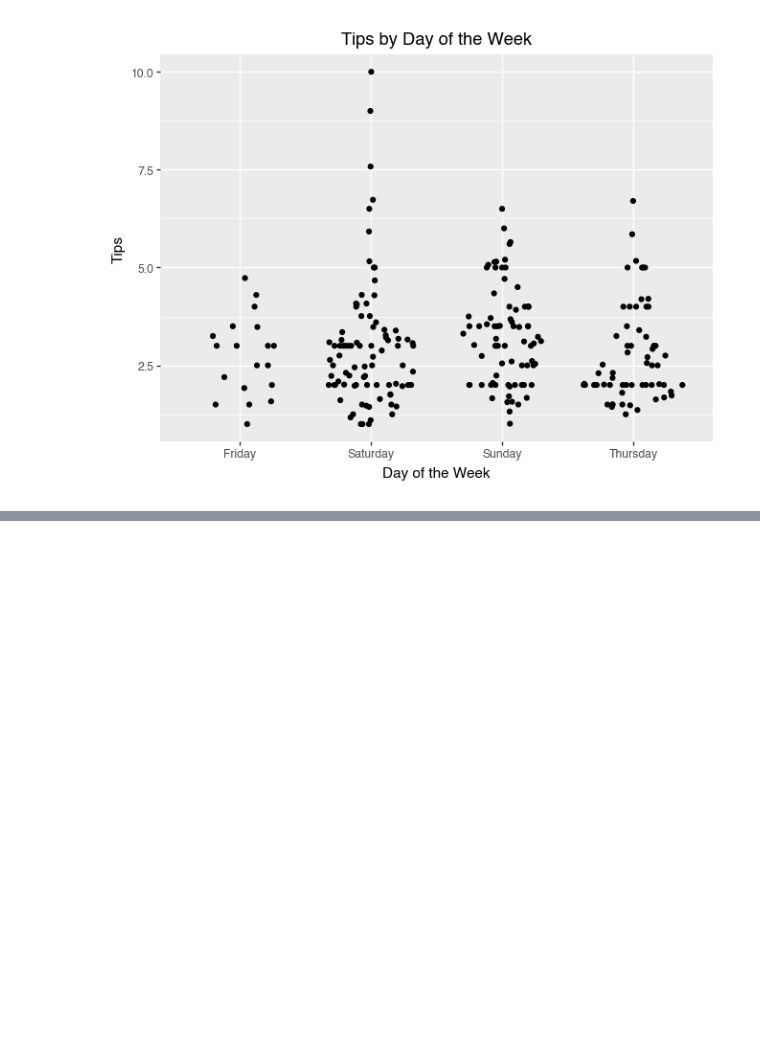
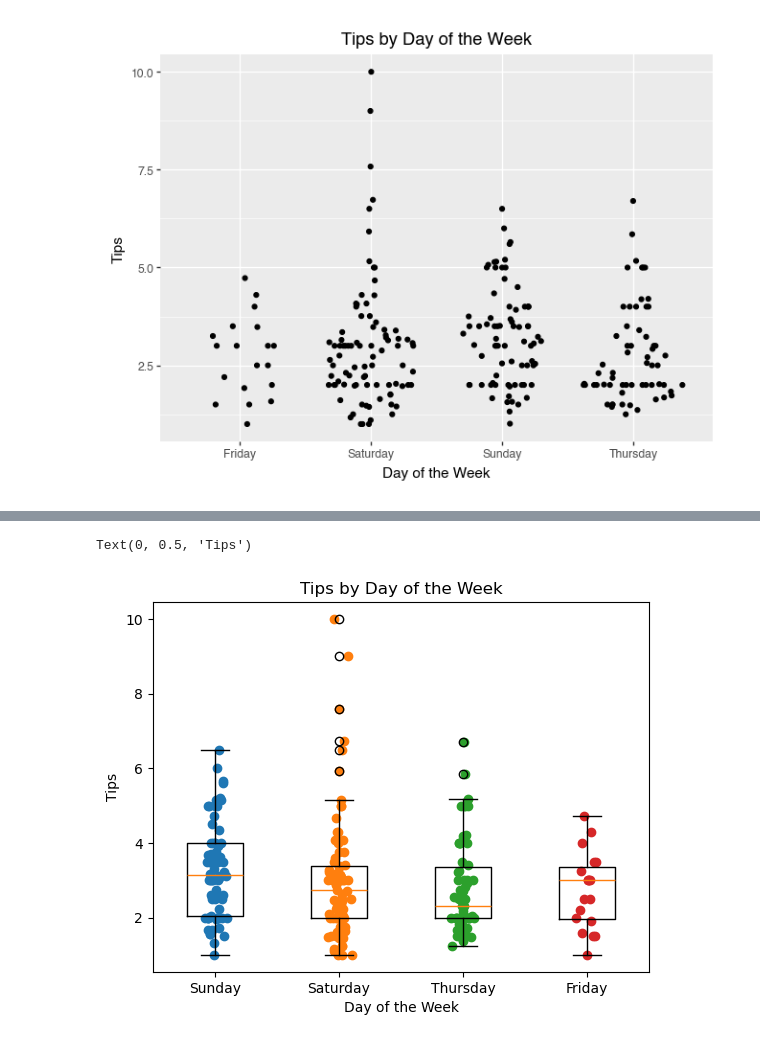
Before and after one commit to EricFriedlander/math4025sp26, a Jupyter notebook: hw/01-hw-eda.ipynb, the cells around one changed output, grey strips where cells are left out. Saved outputs shown, nothing was run; the diff lists cells and outputs as text; code cells hidden in the pictures; blank space fills up the shorter version.

```diff
--- a/hw/01-hw-eda.ipynb
+++ b/hw/01-hw-eda.ipynb
@@ -263,0 +285,14 @@ print(
+# %%
+import numpy as np
+plt.boxplot(data_by_day, tick_labels=days)
+# Doesn't have jitter plot so must add jitter manually
+for i, d in enumerate(days):
+    y = tips[tips['Weekday'] == d]['Tip']
+    x = np.random.normal(i + 1, 0.04, size=len(y)) # i+1 because boxplot is 1-indexed
+    plt.scatter(x, y)
+plt.title("Tips by Day of the Week")
+plt.xlabel("Day of the Week")
+plt.ylabel("Tips")
+# %% [output]
+Text(0, 0.5, 'Tips')
+[figure, added]
```
Also changed, not shown: parts of 5 cells of this notebook, 2 other files.
